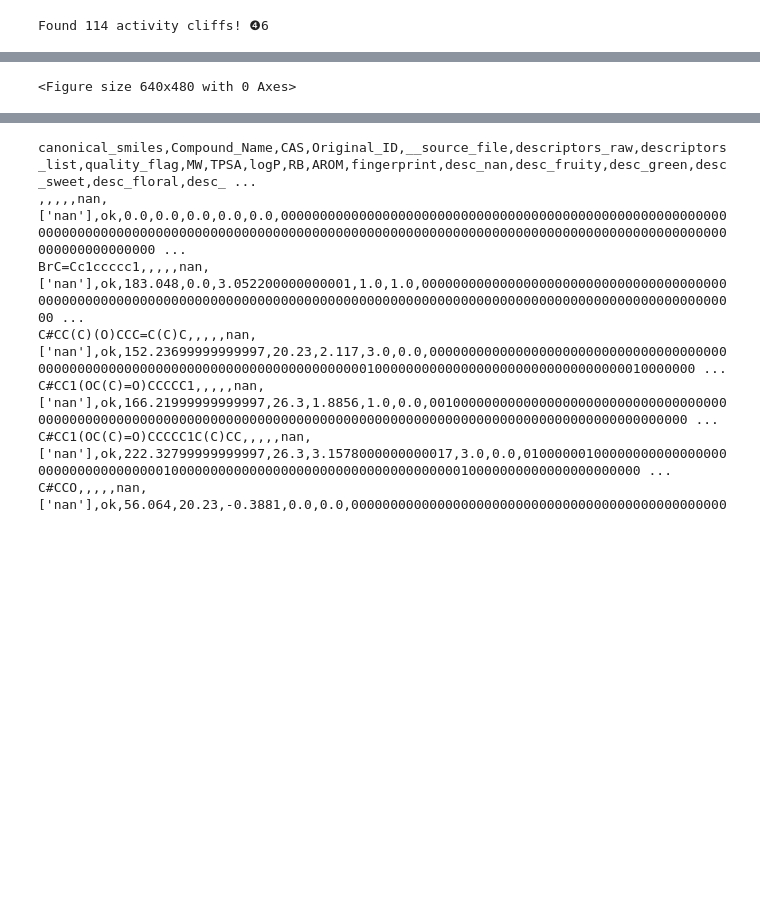
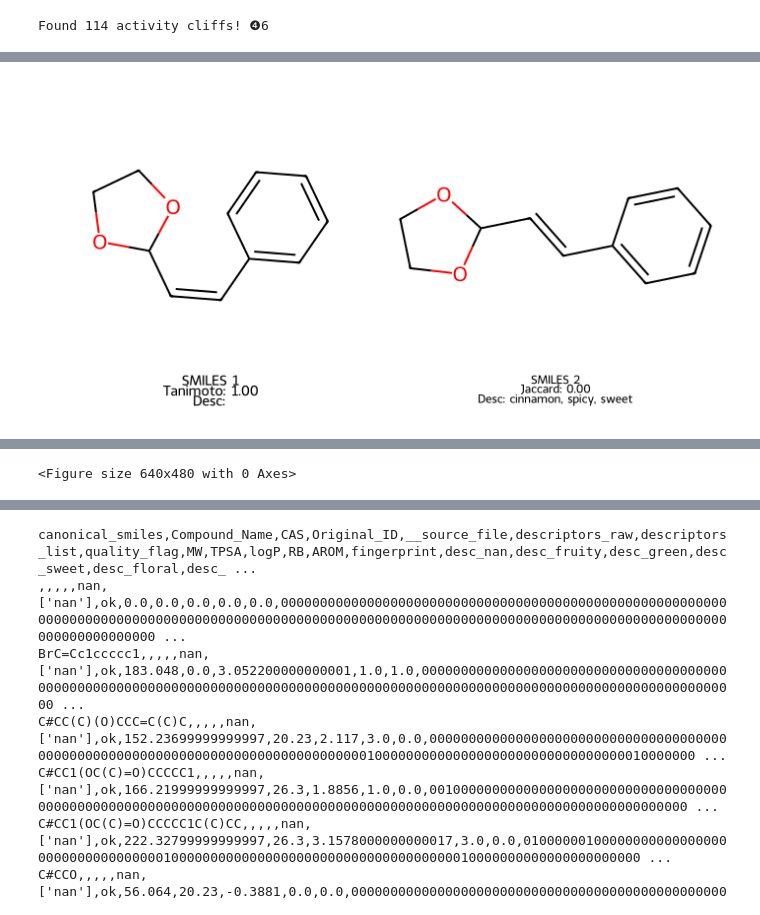
Before and after one commit to maeybeeh/olfactory-flavour-datasets-suds, a Jupyter notebook: notebooks/activitycliffs_openpom.ipynb, the cells around one changed output, grey strips where cells are left out. Saved outputs shown, nothing was run; the diff lists cells and outputs as text; code cells hidden in the pictures; blank space fills up the shorter version.

```diff
--- a/notebooks/activitycliffs_openpom.ipynb
+++ b/notebooks/activitycliffs_openpom.ipynb
@@ -335,14 +439,16 @@ mol2 = Chem.MolFromSmiles(pair["smiles2"])
 # %%
 img = Draw.MolsToGridImage(
     [mol1, mol2],
     molsPerRow=2,
     subImgSize=(350, 350),
     legends=[
-        f"SMILES 1\nTanimoto: {pair['tanimoto']:.2f}",
-        f"SMILES 2\nJaccard: {pair['jaccard']:.2f}"
+        f"SMILES 1\nTanimoto: {pair['tanimoto']:.2f}\nDesc: {', '.join([d for d in eval(str(pair['desc1'])) if d != 'nan'])}",
+        f"SMILES 2\nJaccard: {pair['jaccard']:.2f}\nDesc: {', '.join([d for d in eval(str(pair['desc2'])) if d != 'nan'])}"
     ]
 )
 
-img
-plt.savefig('activity_cliff_pair9.png')
+display(img)
+plt.savefig('activity_cliff_pair.png')
+files.download('activity_cliff_pair.png')
 # %% [output]
+[figure, added]
```
Also changed, not shown: parts of 28 cells of this notebook, 1 other file.
